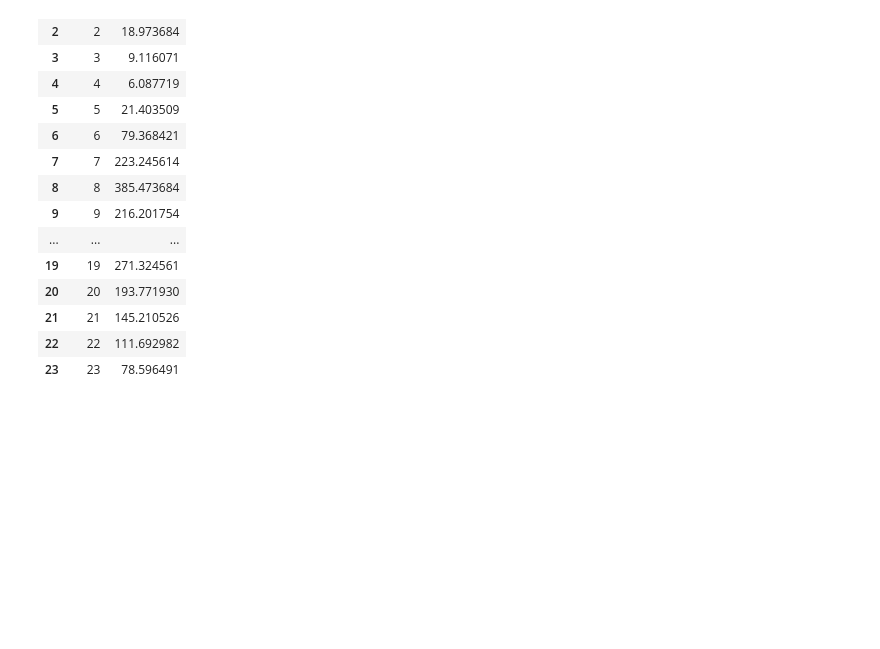
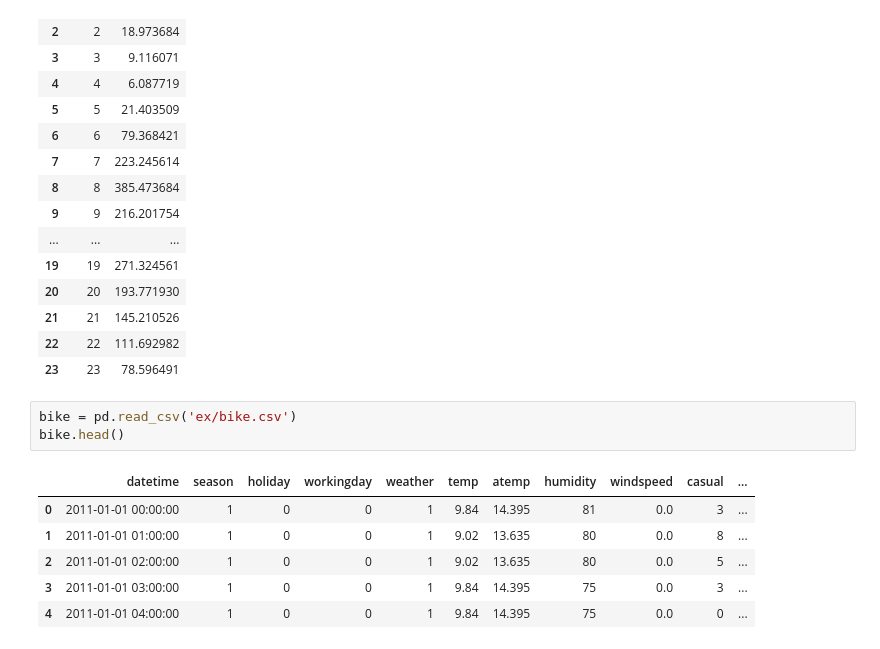
Before and after one commit to alwaysbemyday1/ds, a Jupyter notebook: ds_lev2/05_Integration.ipynb, the cells around one changed output. Cells and saved outputs as stored; diff of their text form; blank space fills up the shorter version.

```diff
--- a/ds_lev2/05_Integration.ipynb
+++ b/ds_lev2/05_Integration.ipynb
@@ -148,3 +149,13 @@ bike_s4.groupby('hour')['registered'].mean().reset_index()
 | 21 | 21 | 145.210526 |
 | 22 | 22 | 111.692982 |
 | 23 | 23 | 78.596491 |
+# %%
+bike = pd.read_csv('ex/bike.csv')
+bike.head()
+# %% [output]
+|  | datetime | season | holiday | workingday | weather | temp | atemp | humidity | windspeed | casual | ... |
+| 0 | 2011-01-01 00:00:00 | 1 | 0 | 0 | 1 | 9.84 | 14.395 | 81 | 0.0 | 3 | ... |
+| 1 | 2011-01-01 01:00:00 | 1 | 0 | 0 | 1 | 9.02 | 13.635 | 80 | 0.0 | 8 | ... |
+| 2 | 2011-01-01 02:00:00 | 1 | 0 | 0 | 1 | 9.02 | 13.635 | 80 | 0.0 | 5 | ... |
+| 3 | 2011-01-01 03:00:00 | 1 | 0 | 0 | 1 | 9.84 | 14.395 | 75 | 0.0 | 3 | ... |
+| 4 | 2011-01-01 04:00:00 | 1 | 0 | 0 | 1 | 9.84 | 14.395 | 75 | 0.0 | 0 | ... |
```
Also changed, not shown: parts of 6 cells of this notebook.
